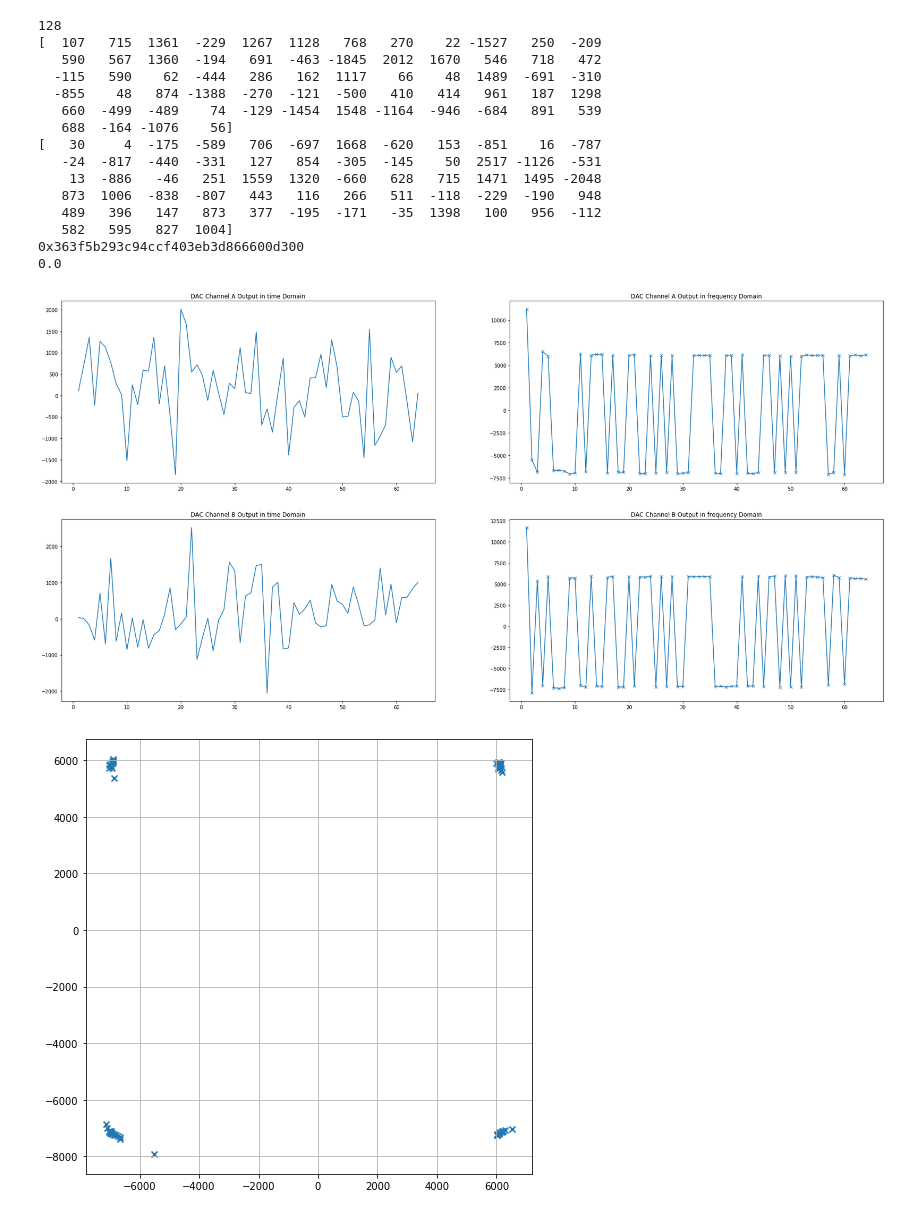
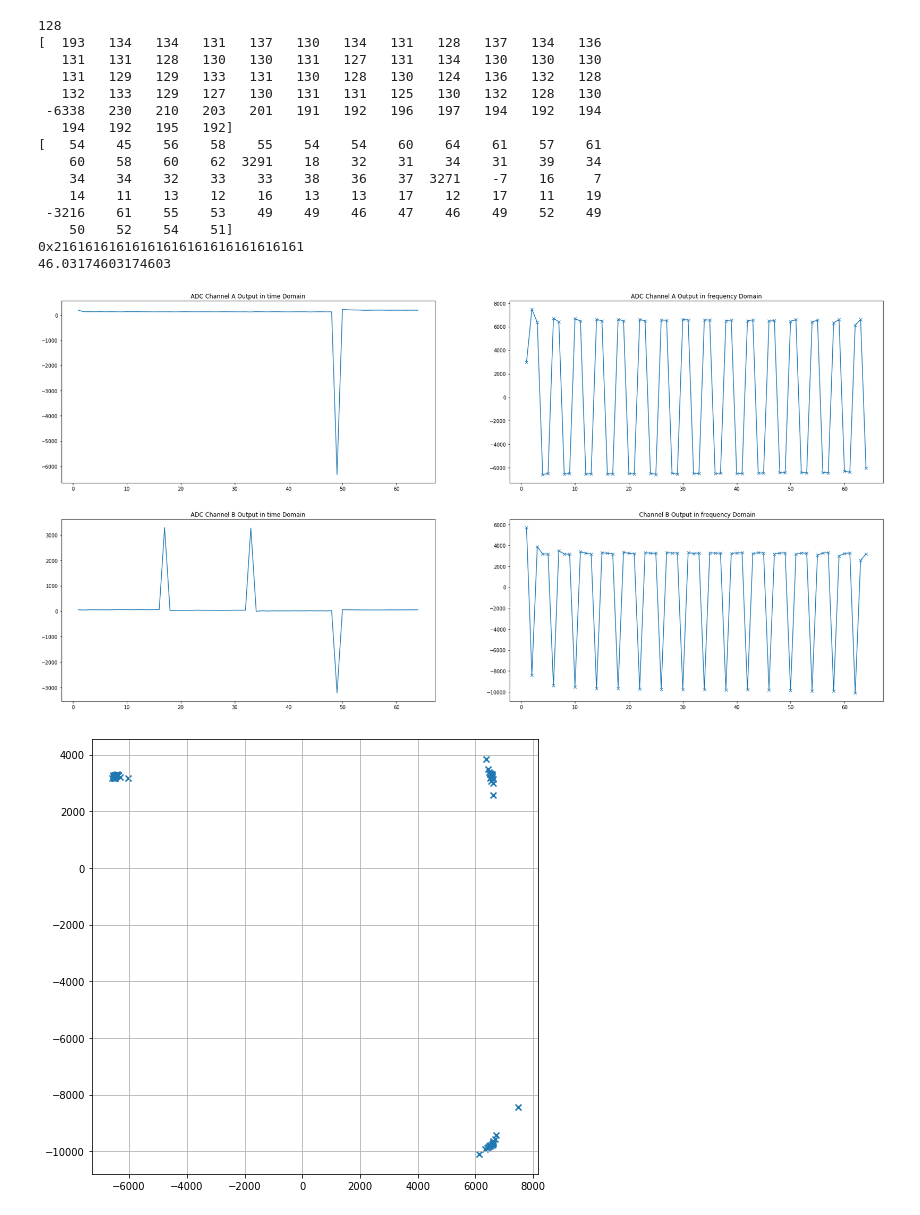
Before and after one commit to CNLHC/DigiC-Transiver, a Jupyter notebook: pyscripts/plotReceiverADInput.ipynb, the cells around one changed output. Cells and saved outputs as stored; diff of their text form; code cells hidden in the pictures.

```diff
--- a/pyscripts/plotReceiverADInput.ipynb
+++ b/pyscripts/plotReceiverADInput.ipynb
@@ -9,4 +9,5 @@ import csv
 import CommonScript as cs
 import matplotlib.animation as animation
 from bitstring import BitArray
+signalTapCsvPath = 'C:\\spec\\all07.csv'
 # %%
@@ -68,7 +69,7 @@ def symbolSync(series):
 #             print(ma2,ma2-ma1)
             if(accu_flag):
                 if(abs(ma1-ma2)>th):
-                    return v+8
+                    return v+35
             v2=0
             ma2_accu=0
         else:
@@ -80,7 +81,7 @@ def symbolSync(series):
             ma1_accu=0
         else:
             v1=v1+1
-
+dumper=signaltapCsvDumper(signalTapCsvPath)
 dumper.dumpSession(signalPattern=["ADA_D\[(\d+)\]","ADB_D\[(\d+)\]"],condition="range",inf=0,sup=4000,outputName="ReceiverADInput")
 
 with open('./ReceiverADInput.csv','r') as fp:
@@ -148,5 +144,5 @@ with open('./ReceiverADInput.csv','r') as fp:
 # %%
-dumper=signaltapCsvDumper('../stp1.csv')
+dumper=signaltapCsvDumper(signalTapCsvPath)
 dumper.dumpSession(signalPattern=["ofdmsymbolsync\|aso_out0_data\[(\d+)\]"],condition="active-high",validPattern=["ofdmsymbolsync|aso_out0_valid"],outputName="ReceiverSyncOutput")
 with open('./ReceiverSyncOutput.csv','r') as fp:
     csvBuffer=list(csv.reader(fp))
@@ -167,51 +163,51 @@ with open('./ReceiverSyncOutput.csv','r') as fp:
     plt.figure(figsize=(30,15))
     plt.subplot(221)
     plt.plot(lengthVector,real,'-')
-    plt.title('DAC Channel A Output in time Domain')
+    plt.title('ADC Channel A Output in time Domain')
     plt.subplot(222)
-    plt.title('DAC Channel A Output in frequency Domain')
+    plt.title('ADC Channel A Output in frequency Domain')
     plt.plot(lengthVector,np.real(frequencyDomain),'-x')
     plt.subplot(223)
     plt.plot(lengthVector,imag,'-')
-    plt.title('DAC Channel B Output in time Domain')
+    plt.title('ADC Channel B Output in time Domain')
     plt.subplot(224)
     plt.plot(lengthVector,np.imag(frequencyDomain),'-x')
 
-    plt.title('DAC Channel B Output in frequency Domain')
+    plt.title(' Channel B Output in frequency Domain')
 
     fftResult  = frequencyDomain
     demodReal=np.real(fftResult)
     demodImag=np.imag(fftResult)
 
     plt.figure(figsize=(8,8))
     plt.grid(True,axis='both',which='major')
     plt.scatter(demodReal[1:],demodImag[1:],marker='x')
 
     demodOut = cs.ConstellationDeMapping(demodReal[1:],demodImag[1:])
     #Calculate BER
     receiveData=int(demodOut,2)
     sendLiteral=np.binary_repr(sendData)
     receiveLiteral =np.binary_repr(receiveData)
     BER=100.0*len([(i,j) for i,j in zip(sendLiteral[8:],receiveLiteral[8:]) if i!=j])/len(receiveLiteral)
 
     print(hex(int(demodOut,2)))
     print(BER)
 # %% [output]
 128
-[  107   715  1361  -229  1267  1128   768   270    22 -1527   250  -209
-   590   567  1360  -194   691  -463 -1845  2012  1670   546   718   472
-  -115   590    62  -444   286   162  1117    66    48  1489  -691  -310
-  -855    48   874 -1388  -270  -121  -500   410   414   961   187  1298
-   660  -499  -489    74  -129 -1454  1548 -1164  -946  -684   891   539
-   688  -164 -1076    56]
-[   30     4  -175  -589   706  -697  1668  -620   153  -851    16  -787
-   -24  -817  -440  -331   127   854  -305  -145    50  2517 -1126  -531
-    13  -886   -46   251  1559  1320  -660   628   715  1471  1495 -2048
-   873  1006  -838  -807   443   116   266   511  -118  -229  -190   948
-   489   396   147   873   377  -195  -171   -35  1398   100   956  -112
-   582   595   827  1004]
-0x363f5b293c94ccf403eb3d866600d300
-0.0
+[  193   134   134   131   137   130   134   131   128   137   134   136
+   131   131   128   130   130   131   127   131   134   130   130   130
+   131   129   129   133   131   130   128   130   124   136   132   128
+   132   133   129   127   130   131   131   125   130   132   128   130
+ -6338   230   210   203   201   191   192   196   197   194   192   194
+   194   192   195   192]
+[   54    45    56    58    55    54    54    60    64    61    57    61
+    60    58    60    62  3291    18    32    31    34    31    39    34
+    34    34    32    33    33    38    36    37  3271    -7    16     7
+    14    11    13    12    16    13    13    17    12    17    11    19
+ -3216    61    55    53    49    49    46    47    46    49    52    49
+    50    52    54    51]
+0x21616161616161616161616161616161
+46.03174603174603
-[figure, old version]
+[figure, new version]
-[figure, old version]
+[figure, new version]
 # %%
```
Also changed, not shown: parts of 4 cells of this notebook, 25 other files.
